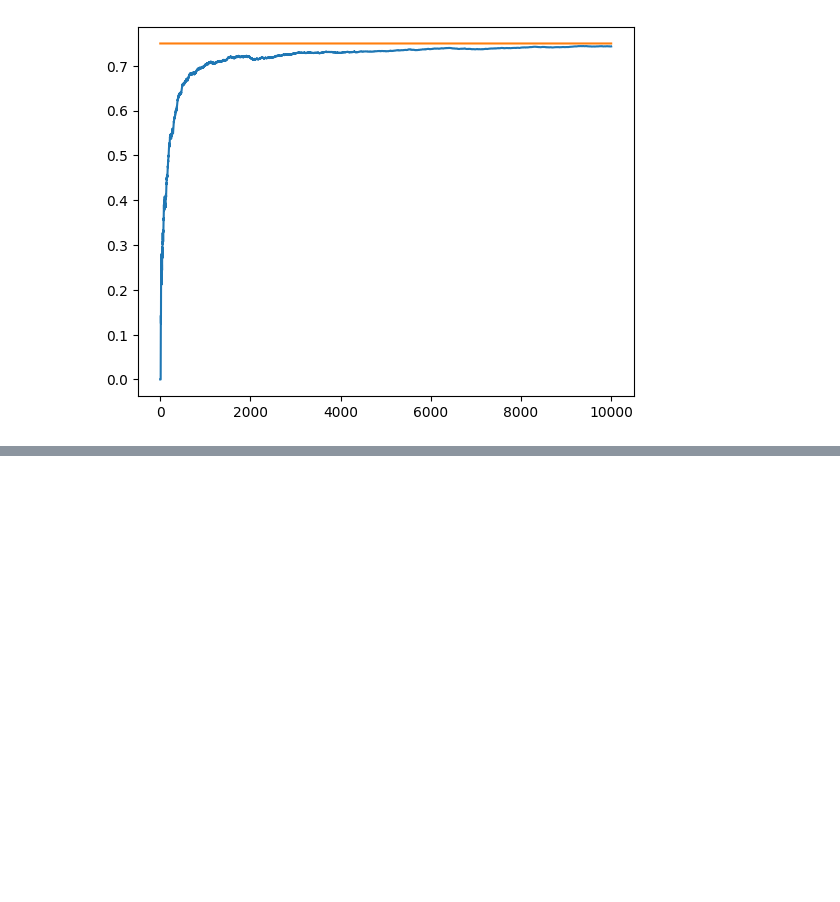
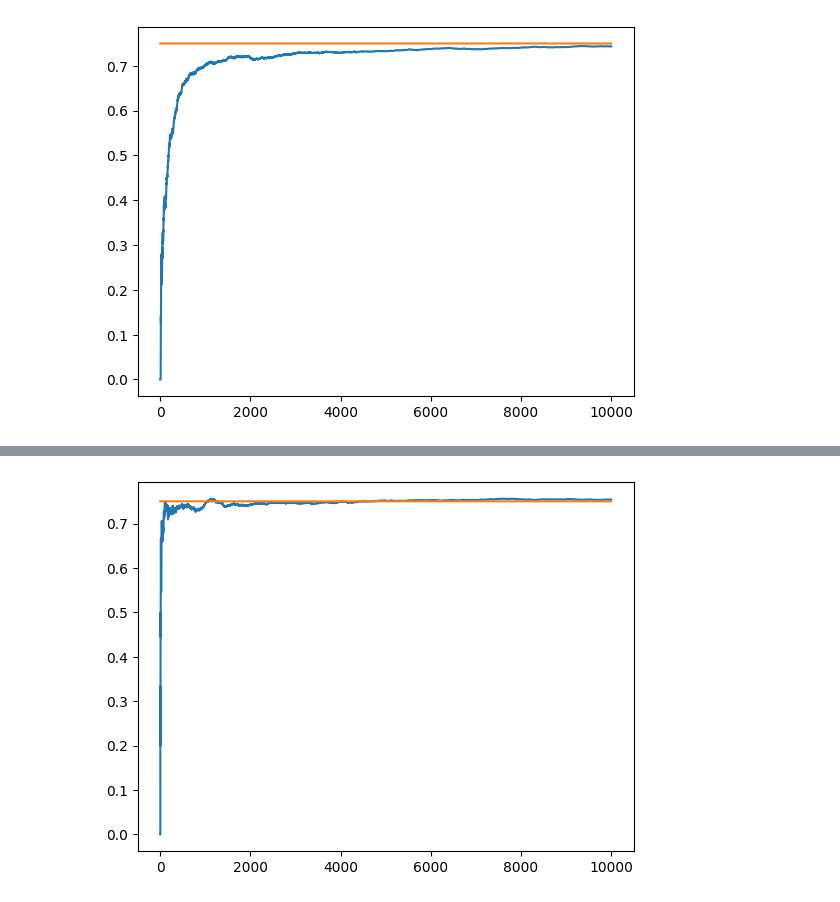
Before and after one commit to clrogers2/reinforcement-learning, a Jupyter notebook: notebooks/01_MultiArmBandit.ipynb, the cells around one changed output, grey strips where cells are left out. Saved outputs shown, nothing was run; the diff lists cells and outputs as text; code cells hidden in the pictures; blank space fills up the shorter version.

Commit message:
Initial attempt at Optimistic Initial Values
Keep as much of the underlying architecture as possible till addt tests

```diff
--- a/notebooks/01_MultiArmBandit.ipynb
+++ b/notebooks/01_MultiArmBandit.ipynb
@@ -118,0 +123,2 @@ mab_i.plot_results()
+# %%
+mab_oiv = OptimisticInitialValues(nbandits=3, initial_mean=6, probs=[0.2, 0.5, 0.75], ntrials=10000)
@@ -118,0 +138,4 @@ mab_i.plot_results()
+# %%
+mab_oiv.plot_results()
+# %% [output]
+[figure, added]
```
Also changed, not shown: parts of 4 cells of this notebook, 1 other file.
